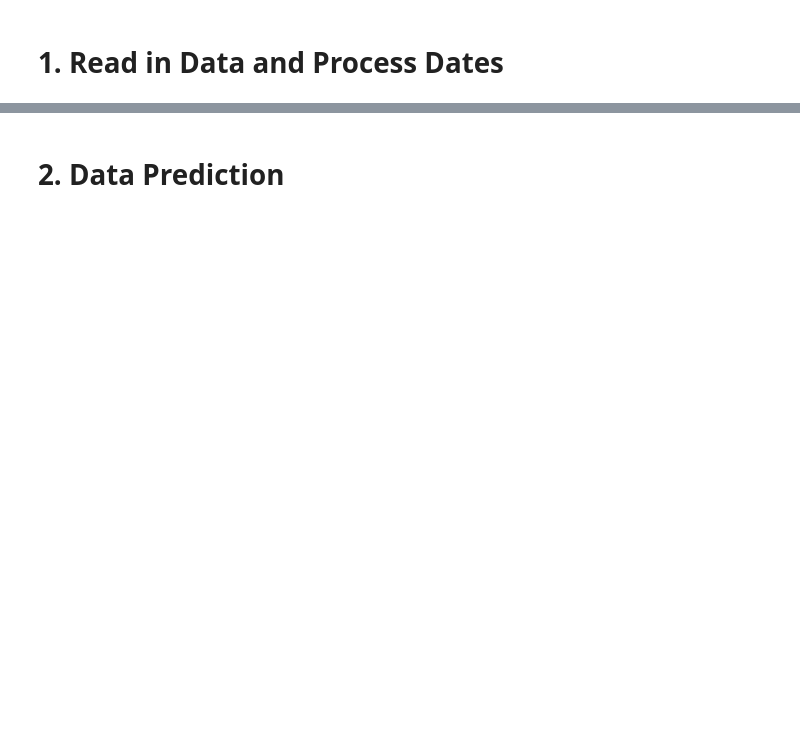
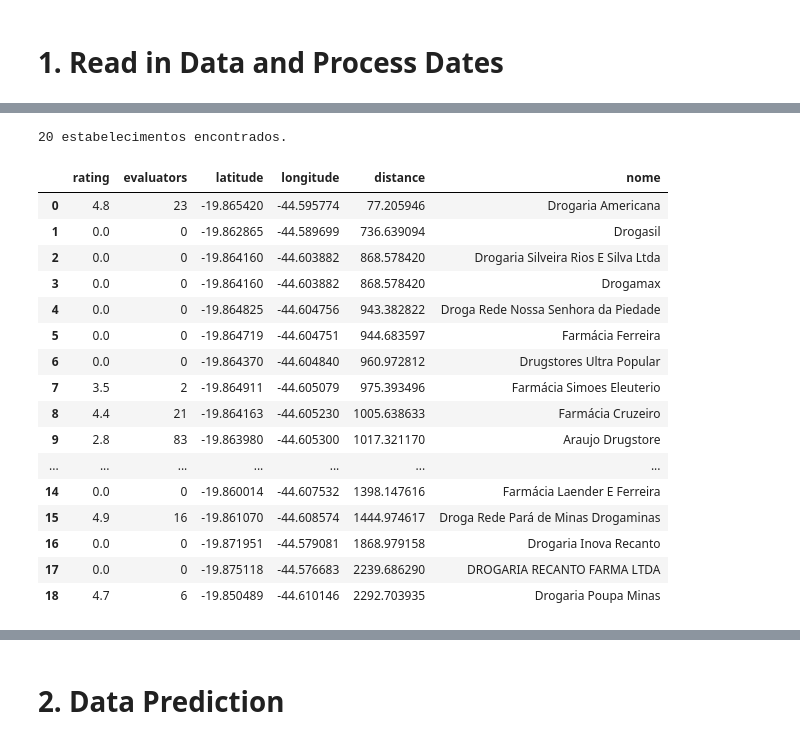
Before and after one commit to HpDiniz/An-lise-Financeira, a Jupyter notebook: Projeto_de_Pesquisa_Mestrado.ipynb, the cells around one changed output, grey strips where cells are left out. Drawn from its saved outputs; the diff is of its cells as text; code cells hidden in the pictures; blank space fills up the shorter version.

```diff
--- a/Projeto_de_Pesquisa_Mestrado.ipynb
+++ b/Projeto_de_Pesquisa_Mestrado.ipynb
@@ -805,0 +882,21 @@ df_adress_202212.index.name = None
+# %%
+get_targets('farmácia', latitude, longitude)
+# %% [output]
+20 estabelecimentos encontrados.
+|  | rating | evaluators | latitude | longitude | distance | nome |
+| 0 | 4.8 | 23 | -19.865420 | -44.595774 | 77.205946 | Drogaria Americana |
+| 1 | 0.0 | 0 | -19.862865 | -44.589699 | 736.639094 | Drogasil |
+| 2 | 0.0 | 0 | -19.864160 | -44.603882 | 868.578420 | Drogaria Silveira Rios E Silva Ltda |
+| 3 | 0.0 | 0 | -19.864160 | -44.603882 | 868.578420 | Drogamax |
+| 4 | 0.0 | 0 | -19.864825 | -44.604756 | 943.382822 | Droga Rede Nossa Senhora da Piedade |
+| 5 | 0.0 | 0 | -19.864719 | -44.604751 | 944.683597 | Farmácia Ferreira |
+| 6 | 0.0 | 0 | -19.864370 | -44.604840 | 960.972812 | Drugstores Ultra Popular |
+| 7 | 3.5 | 2 | -19.864911 | -44.605079 | 975.393496 | Farmácia Simoes Eleuterio |
+| 8 | 4.4 | 21 | -19.864163 | -44.605230 | 1005.638633 | Farmácia Cruzeiro |
+| 9 | 2.8 | 83 | -19.863980 | -44.605300 | 1017.321170 | Araujo Drugstore |
+| ... | ... | ... | ... | ... | ... | ... |
+| 14 | 0.0 | 0 | -19.860014 | -44.607532 | 1398.147616 | Farmácia Laender E Ferreira |
+| 15 | 4.9 | 16 | -19.861070 | -44.608574 | 1444.974617 | Droga Rede Pará de Minas Drogaminas |
+| 16 | 0.0 | 0 | -19.871951 | -44.579081 | 1868.979158 | Drogaria Inova Recanto |
+| 17 | 0.0 | 0 | -19.875118 | -44.576683 | 2239.686290 | DROGARIA RECANTO FARMA LTDA |
+| 18 | 4.7 | 6 | -19.850489 | -44.610146 | 2292.703935 | Drogaria Poupa Minas |
```
Also changed, not shown: parts of 30 cells of this notebook.
